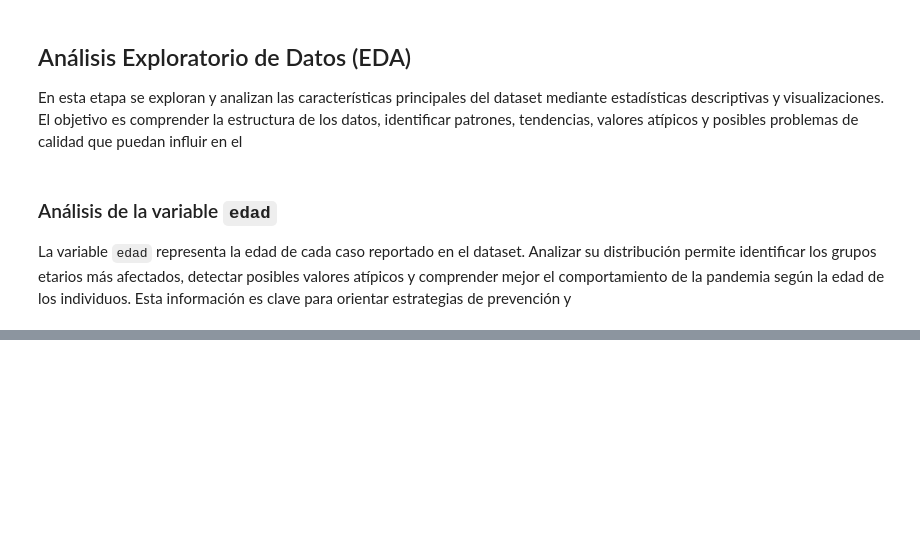
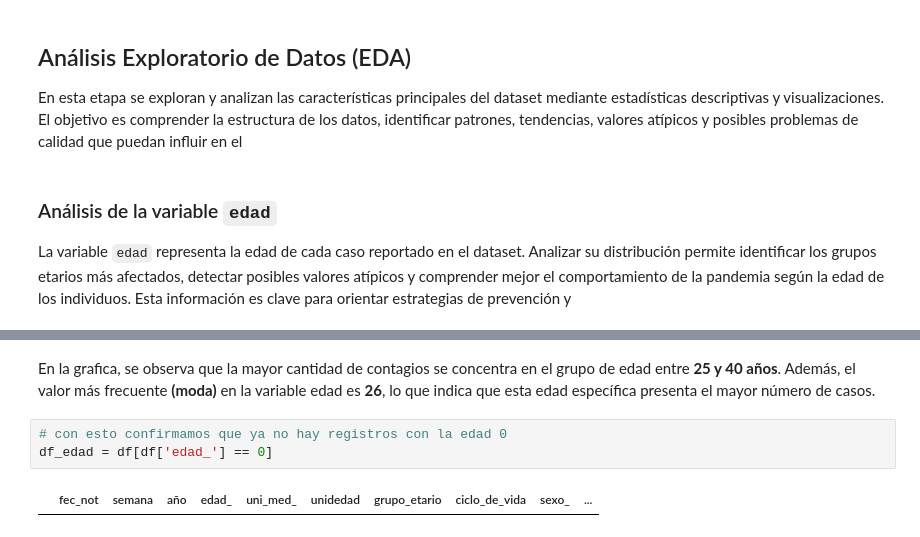
Before and after one commit to Lisandrot1/data-warehouse-analytics, a Jupyter notebook: notebooks/EDA.ipynb, the cells around one changed output, grey strips where cells are left out. Drawn from its saved outputs; the diff is of its cells as text; blank space fills up the shorter version.

```diff
--- a/notebooks/EDA.ipynb
+++ b/notebooks/EDA.ipynb
@@ -81,0 +100,7 @@ Text(0.5, 0, 'Rango de Edades')
+# %% [markdown]
+En la grafica, se observa que la mayor cantidad de contagios se concentra en el grupo de edad entre **25 y 40 años**. Además, el valor más frecuente **(moda)** en la variable edad es **26**, lo que indica que esta edad específica presenta el mayor número de casos.
+# %%
+# con esto confirmamos que ya no hay registros con la edad 0
+df_edad = df[df['edad_'] == 0]
+# %% [output]
+|  | fec_not | semana | año | edad_ | uni_med_ | unidedad | grupo_etario | ciclo_de_vida | sexo_ | ... |
```
Also changed, not shown: parts of 4 cells of this notebook, 2 other files.
